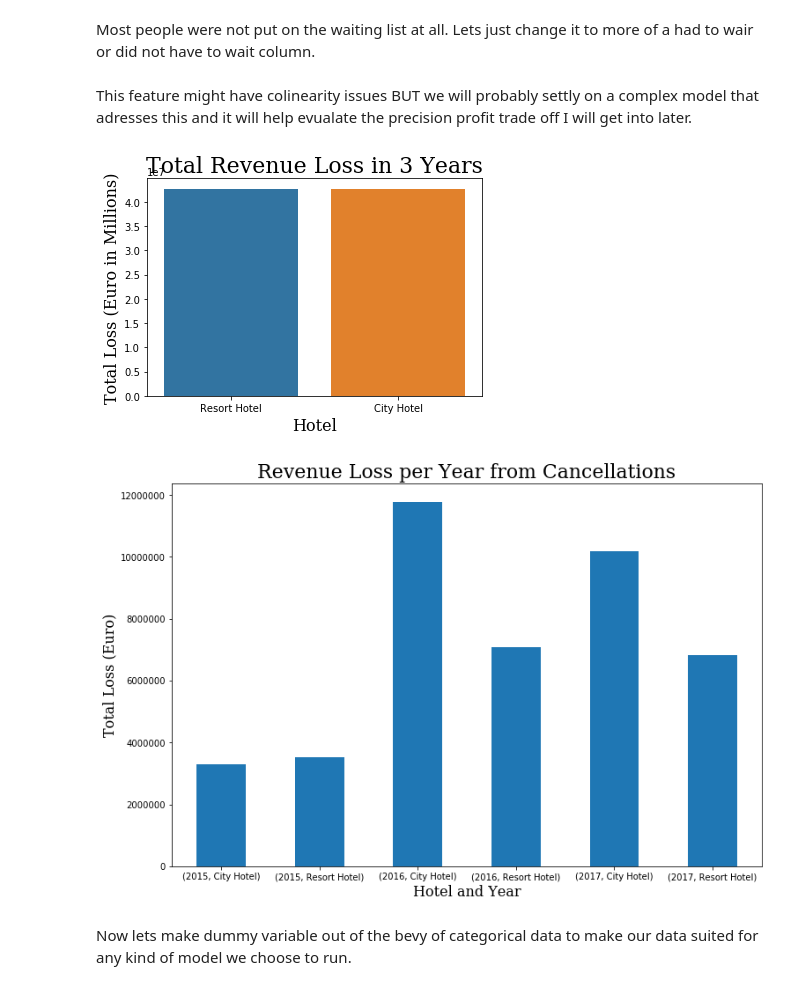
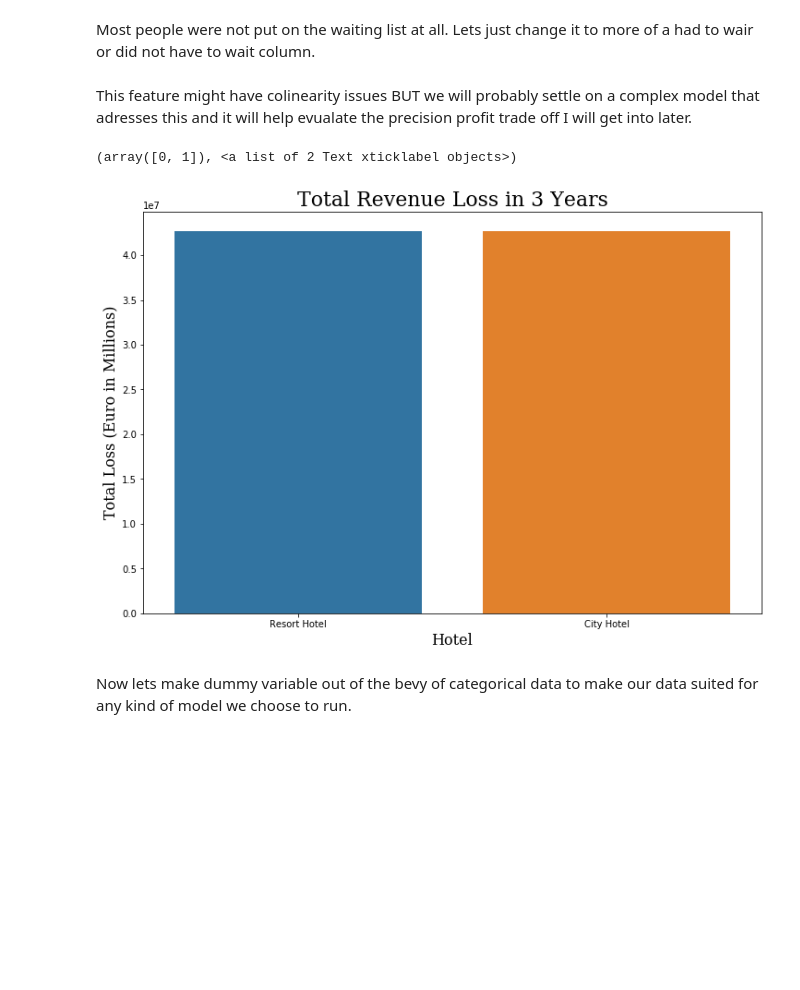
Before and after one commit to acoco10/Hotel-Cancellation-Model, a Jupyter notebook: Final Notebook.ipynb, the cells around one changed output. Cells and saved outputs as stored; diff of their text form; code cells hidden in the pictures; blank space fills up the shorter version.

```diff
--- a/Final Notebook.ipynb
+++ b/Final Notebook.ipynb
@@ -253,28 +268,20 @@ Most people were not put on the waiting list at all. Lets just change it to more
 df['had_to_wait'] = np.where(df['days_in_waiting_list']>0, 1, 0)
 df = df.drop('days_in_waiting_list', axis = 1)
 # %% [markdown]
-This feature might have colinearity issues BUT we will probably settly on a complex model that adresses this and it will help evualate the precision profit trade off I will get into later.
+This feature might have colinearity issues BUT we will probably settle on a complex model that adresses this and it will help evualate the precision profit trade off I will get into later.
 # %%
 df['total_cost'] = df.adr * df.total_nights
 # %%
+fig, ax = (plt.subplots(figsize = (12,8)))
 sns.barplot(x=df["hotel"], y=df["total_cost"].sum())
 plt.title('Total Revenue Loss in 3 Years', fontdict = Title)
 plt.ylabel('Total Loss (Euro in Millions)', fontdict = sub)
 plt.xlabel("Hotel", rotation = 0, fontdict=sub)
 plt.xticks(rotation=0)
-plt.savefig('images/total_Revenue_Loss', bbox_inches = "tight");
+#plt.savefig('images/total_Revenue_Loss', bbox_inches = "tight");
 # %% [output]
+(array([0, 1]), <a list of 2 Text xticklabel objects>)
-[figure, old version]
+[figure, new version]
-# %%
-df.groupby(['arrival_date_year', "hotel"])['total_cost'].sum().plot.bar(figsize=(12,8))
-plt.title('Revenue Loss per Year from Cancellations', fontdict = Title)
-plt.ylabel('Total Loss (Euro)', fontdict = sub)
-plt.xlabel("Hotel and Year", rotation = 0, fontdict=sub)
-plt.xticks(rotation=0)
-plt.ticklabel_format(axis="y", style="plain")
-plt.savefig('images/Revenue_Loss_per_Year', bbox_inches = "tight");
-# %% [output]
-[figure, removed]
 # %% [markdown]
 Now lets make dummy variable out of the bevy of categorical data to make our data suited for any kind of model we choose to run.
 # %%
```
Also changed, not shown: parts of 36 cells of this notebook.
